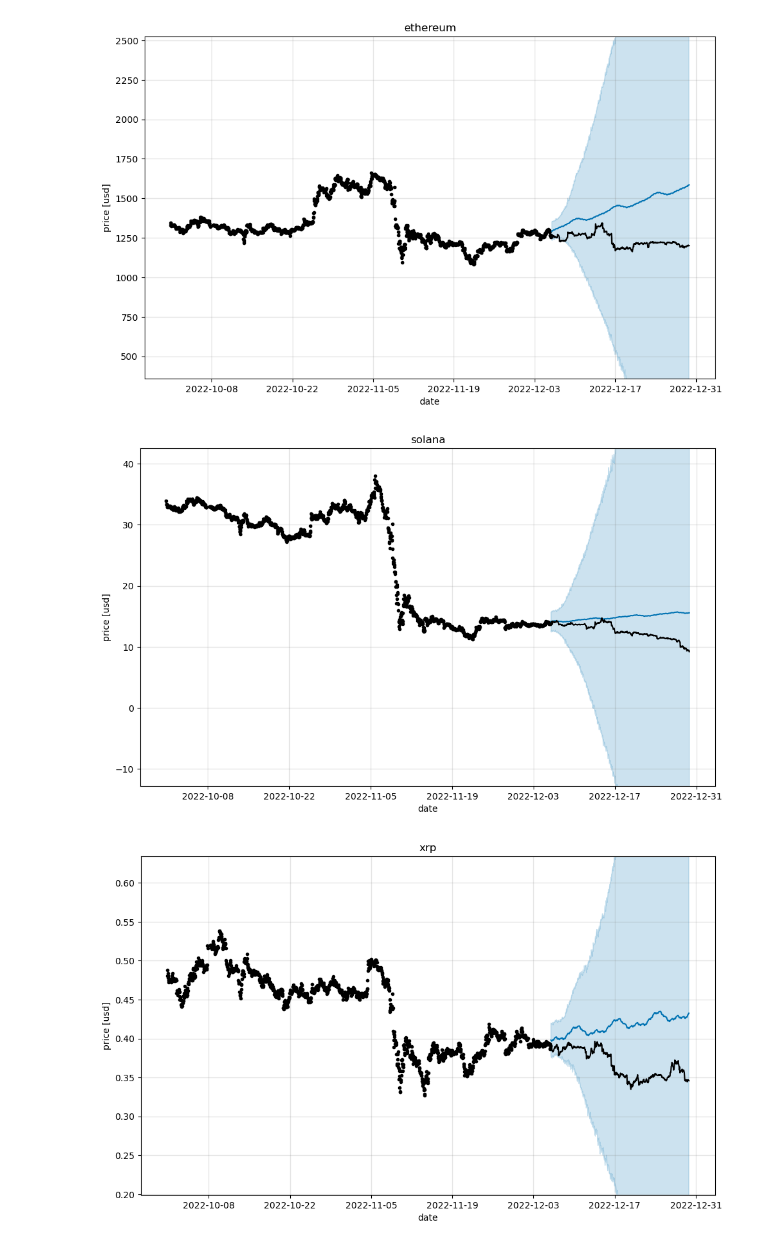
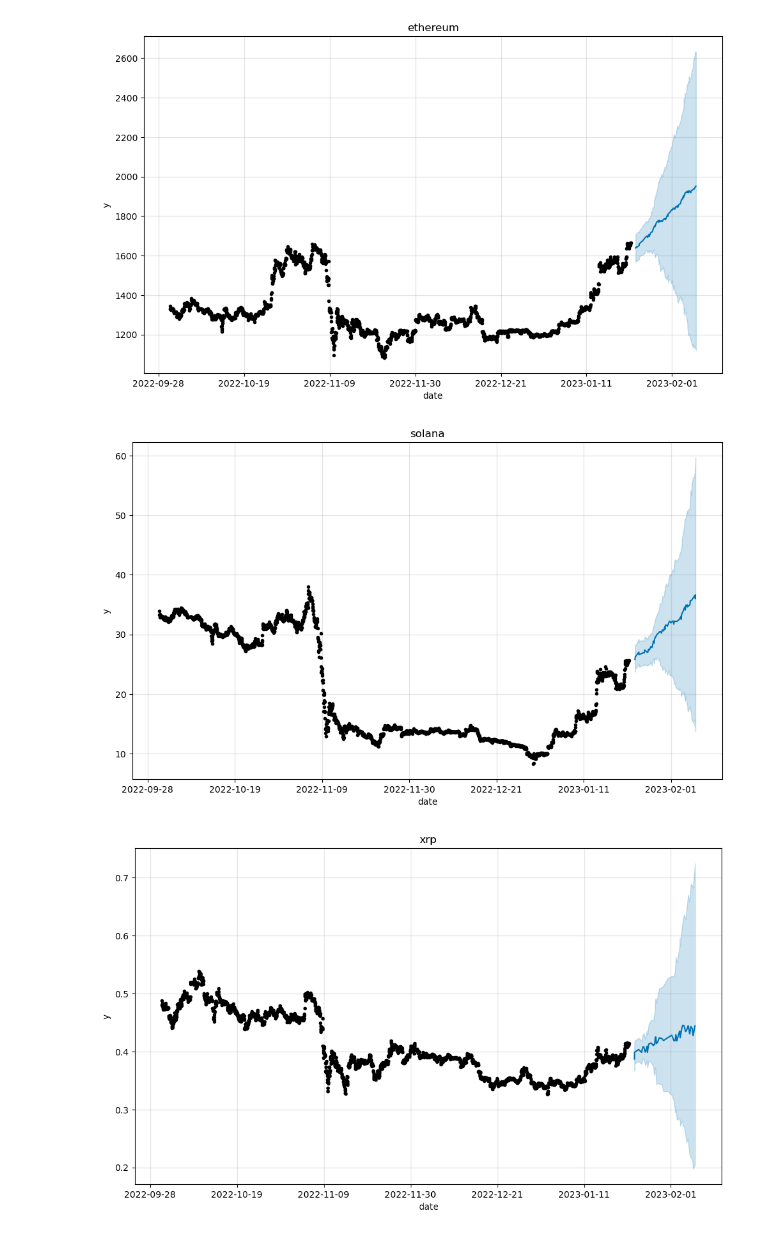
Before and after one commit to marneusz/BigDataAnalytics, a Jupyter notebook: 3_machine_learning/crypto_price_prediction/evaluate_crypto_price_model.ipynb, the cells around one changed output. Cells and saved outputs as stored; diff of their text form; code cells hidden in the pictures.

```diff
--- a/3_machine_learning/crypto_price_prediction/evaluate_crypto_price_model.ipynb
+++ b/3_machine_learning/crypto_price_prediction/evaluate_crypto_price_model.ipynb
@@ -62,7 +143,13 @@ R2 = -8.5002147882217
 # %%
+pred_df = spark.read.csv(f'/user/bda_reddit_pw/models/results/sentiment_prophet', inferSchema=True, header=True)
+df = pred_df.toPandas()
+
+cryptos = np.unique(df.cryptocurrency)
 for crypto in cryptos:
+    df_c = df[df.cryptocurrency == crypto]
+
     model_path_curr = f'prophet_model_{crypto}.json'
-    cmd = f'hdfs dfs -copyToLocal /user/bda_reddit_pw/models/test_prophet/{model_path_curr} .'
+    cmd = f'hdfs dfs -copyToLocal /user/bda_reddit_pw/models/sentiment_prophet/{model_path_curr} .'
     os.system(cmd)
     with open(model_path_curr, 'r') as fin:
         model = model_from_json(fin.read())
@@ -70,13 +157,6 @@ for crypto in cryptos:
 
     df_c = df[df.cryptocurrency == crypto]
     model.plot(df_c)
-    plt.plot(df_c.ds, df_c.y, color='black')
     plt.title(crypto)
     plt.xlabel('date')
-    plt.ylabel('price [usd]')
-
-    avg_y = np.mean(df_c.yhat)
-    diff_y = (np.max(df_c.yhat_upper) - avg_y) / 3
-    plt.ylim((avg_y - diff_y, avg_y + diff_y))
-    plt.show()
 # %% [output]
@@ -86,3 +166,3 @@ for crypto in cryptos:
-[figure, old version]
+[figure, new version]
-[figure, old version]
+[figure, new version]
-[figure, old version]
+[figure, new version]
```
Also changed, not shown: parts of 11 cells of this notebook, 41 other files.
